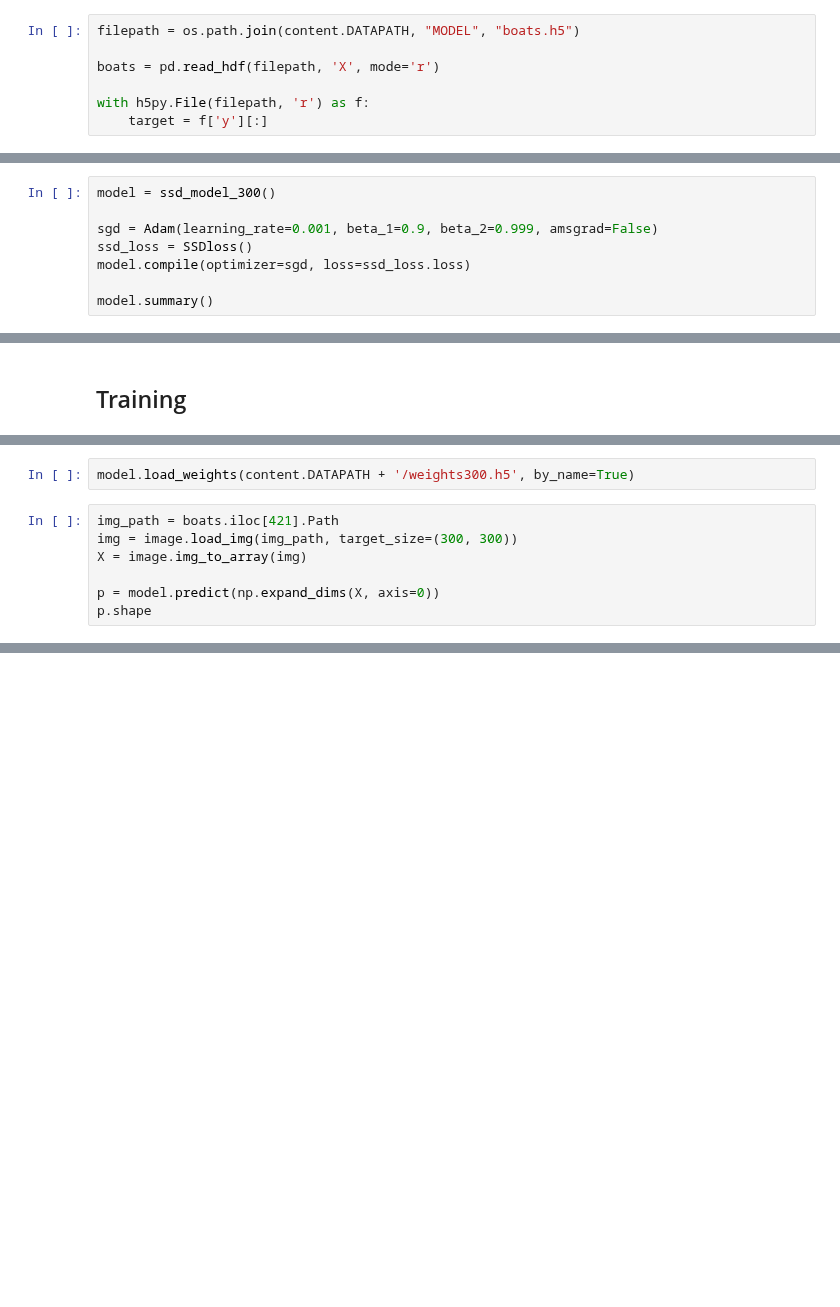
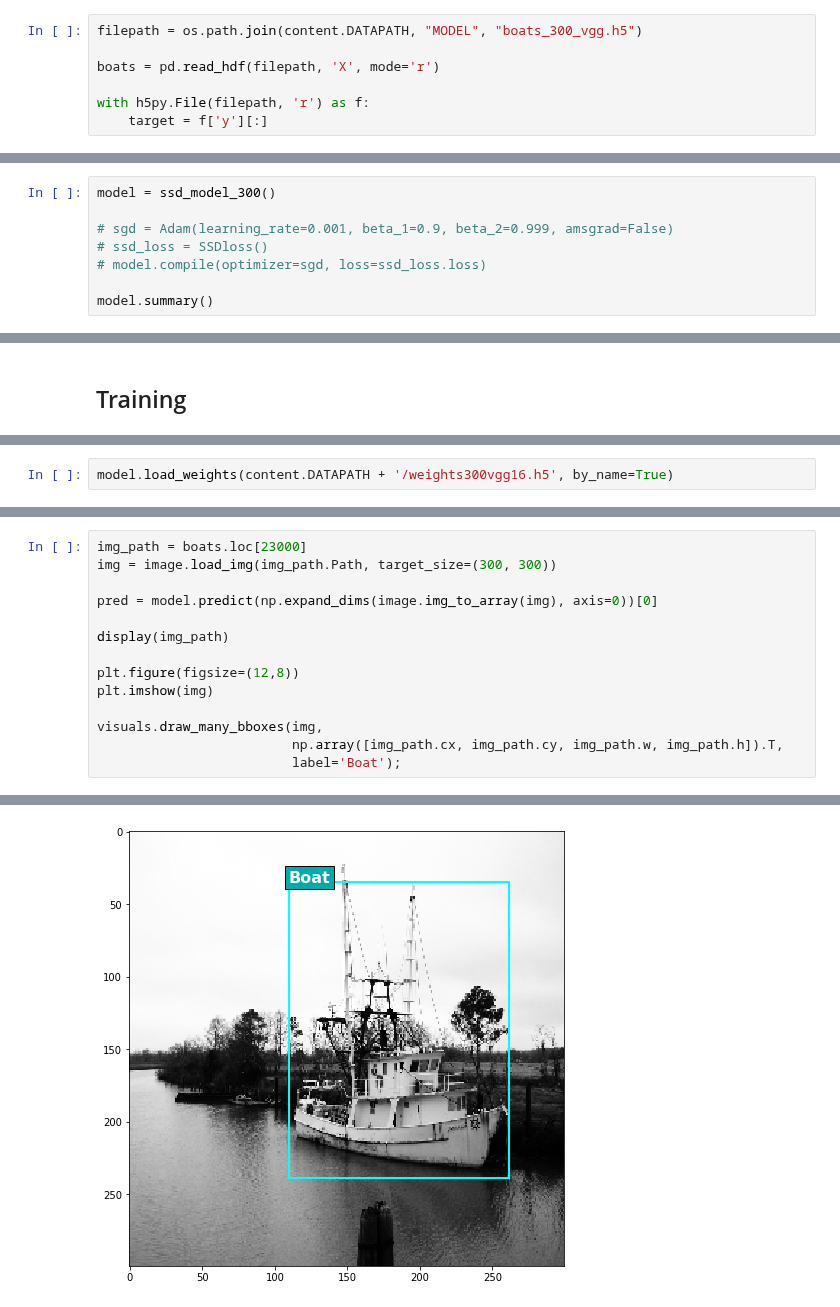
Before and after one commit to BAlmeidaS/capstone-udacity-mle, a Jupyter notebook: project/modeling-exploration.ipynb, the cells around one changed output, grey strips where cells are left out. Saved outputs shown, nothing was run; the diff lists cells and outputs as text; blank space fills up the shorter version.

Commit message:
wip modeling exploration

```diff
--- a/project/modeling-exploration.ipynb
+++ b/project/modeling-exploration.ipynb
@@ -53,7 +55,7 @@ Using TensorFlow backend.
 # %% [markdown]
 ## loading boat dataset
 # %%
-filepath = os.path.join(content.DATAPATH, "MODEL", "boats.h5")
+filepath = os.path.join(content.DATAPATH, "MODEL", "boats_300_vgg.h5")
 
 boats = pd.read_hdf(filepath, 'X', mode='r')
 
@@ -94,9 +96,9 @@ in each layer there are some types of bouding boxes, specified as follow:
 # %%
 model = ssd_model_300()
 
-sgd = Adam(learning_rate=0.001, beta_1=0.9, beta_2=0.999, amsgrad=False)
-ssd_loss = SSDloss()
-model.compile(optimizer=sgd, loss=ssd_loss.loss)
+# sgd = Adam(learning_rate=0.001, beta_1=0.9, beta_2=0.999, amsgrad=False)
+# ssd_loss = SSDloss()
+# model.compile(optimizer=sgd, loss=ssd_loss.loss)
 
 model.summary()
 # %% [output]
@@ -142,9 +128,2 @@ boa
 # %%
-model.load_weights(content.DATAPATH + '/weights300.h5', by_name=True)
+model.load_weights(content.DATAPATH + '/weights300vgg16.h5', by_name=True)
-# %%
-img_path = boats.iloc[421].Path
-img = image.load_img(img_path, target_size=(300, 300))
-X = image.img_to_array(img)
-
-p = model.predict(np.expand_dims(X, axis=0))
-p.shape
@@ -166,0 +130,15 @@ for x in ps:
+# %%
+img_path = boats.loc[23000]
+img = image.load_img(img_path.Path, target_size=(300, 300))
+
+pred = model.predict(np.expand_dims(image.img_to_array(img), axis=0))[0]
+
+display(img_path)
+
+plt.figure(figsize=(12,8))
+plt.imshow(img)
+
+visuals.draw_many_bboxes(img,
+                         np.array([img_path.cx, img_path.cy, img_path.w, img_path.h]).T,
+                         label='Boat');
+# %% [output]
@@ -166,0 +153 @@ for x in ps:
+[figure, added]
```
Also changed, not shown: parts of 9 cells of this notebook.
